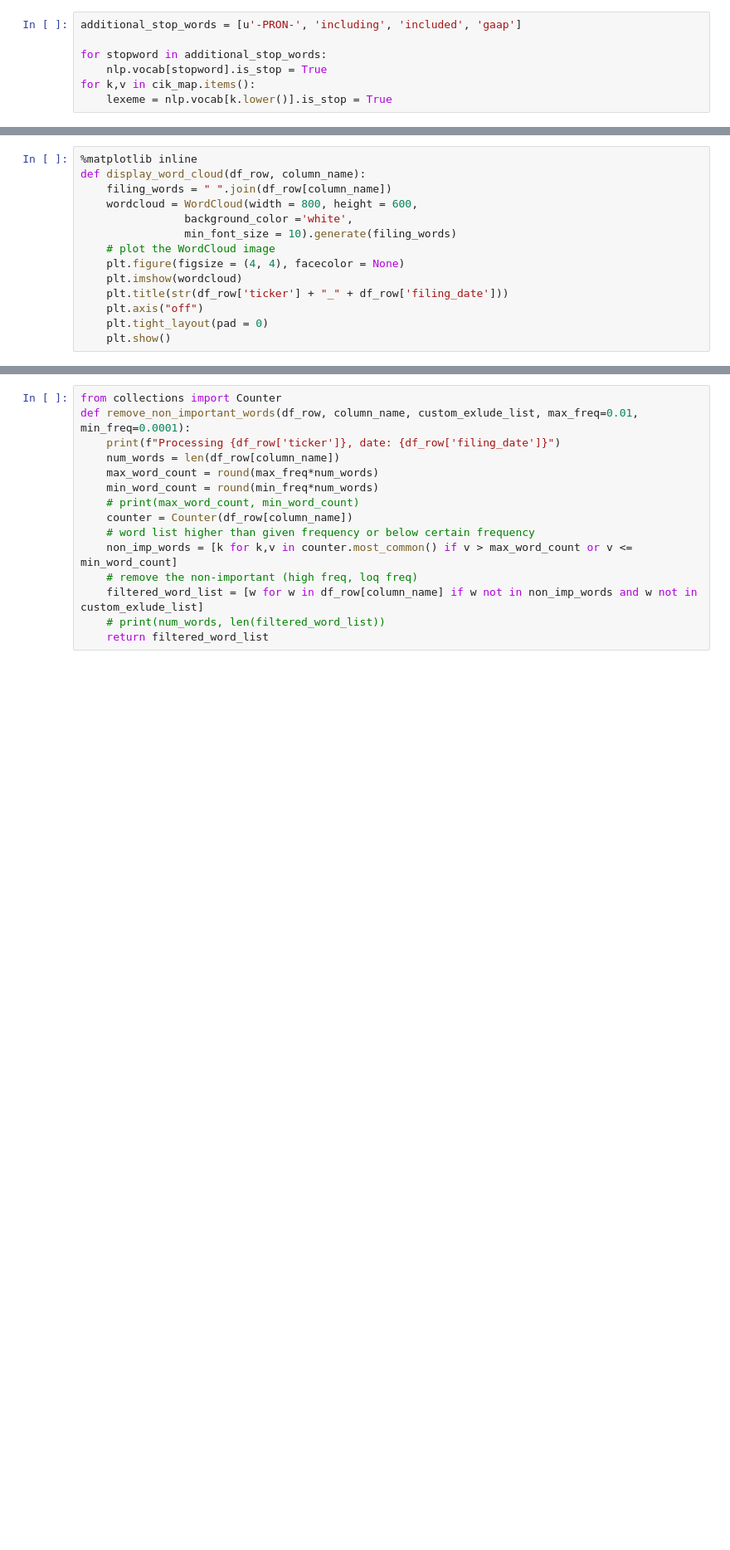
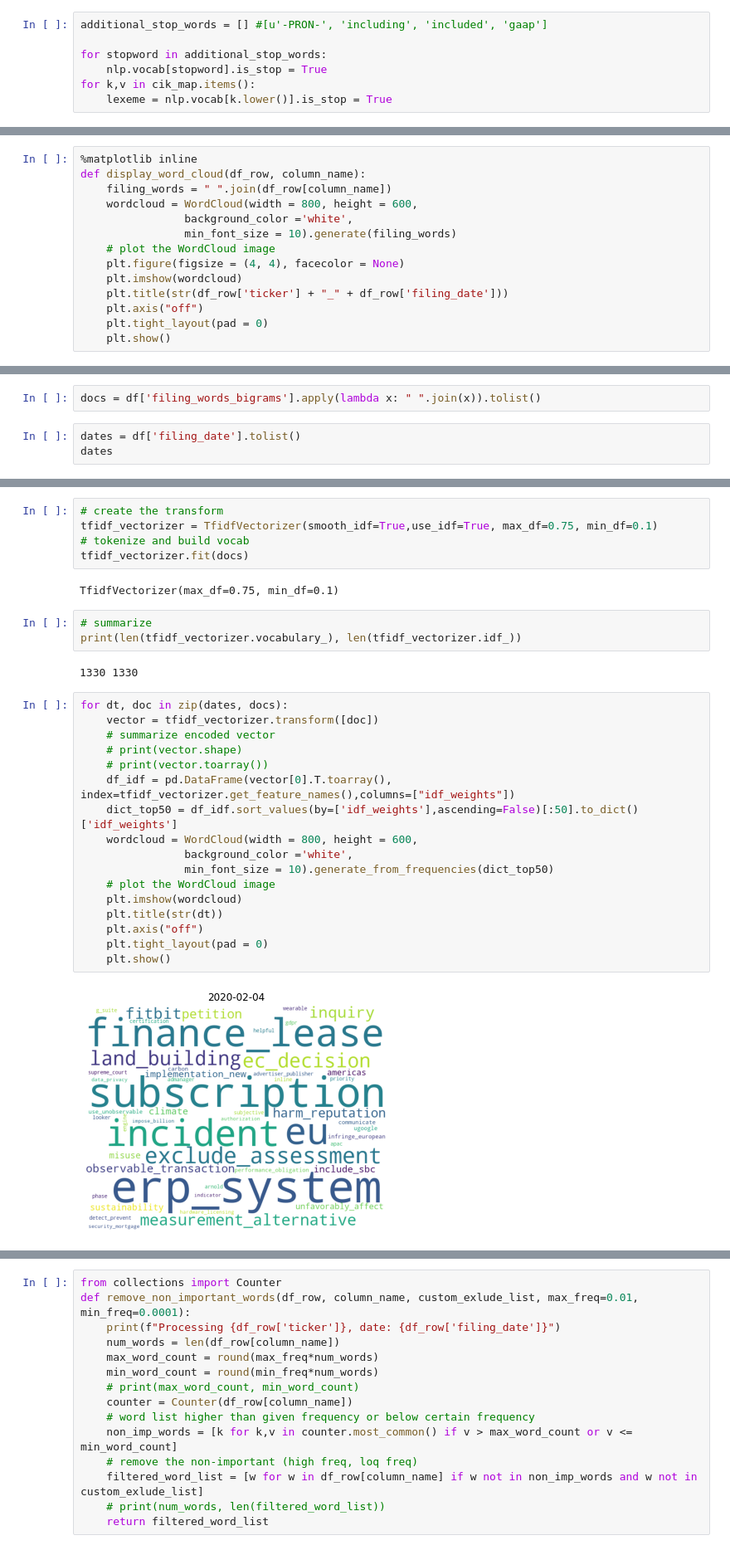
Before and after one commit to alsm6169/nlp_on_10k, a Jupyter notebook: NLP_on_10K.ipynb, the cells around one changed output, grey strips where cells are left out. Shown: that part at 83% size. Drawn from its saved outputs; the diff is of its cells as text; blank space fills up the shorter version.

```diff
--- a/NLP_on_10K.ipynb
+++ b/NLP_on_10K.ipynb
@@ -84,7 +84,7 @@ print(cik_map['MSFT'])
 # %%
 nlp = spacy.load(spacy_model)
 # %%
-additional_stop_words = [u'-PRON-', 'including', 'included', 'gaap']
+additional_stop_words = [] #[u'-PRON-', 'including', 'included', 'gaap']
 
 for stopword in additional_stop_words:
     nlp.vocab[stopword].is_stop = True
@@ -339,0 +298,5 @@ dtype: object
+# %%
+docs = df['filing_words_bigrams'].apply(lambda x: " ".join(x)).tolist()
+# %%
+dates = df['filing_date'].tolist()
+dates
@@ -339,0 +307,31 @@ dtype: object
+# %%
+# create the transform
+tfidf_vectorizer = TfidfVectorizer(smooth_idf=True,use_idf=True, max_df=0.75, min_df=0.1)
+# tokenize and build vocab
+tfidf_vectorizer.fit(docs)
+# %% [output]
+TfidfVectorizer(max_df=0.75, min_df=0.1)
+# %%
+# summarize
+print(len(tfidf_vectorizer.vocabulary_), len(tfidf_vectorizer.idf_))
+# %% [output]
+1330 1330
+# %%
+for dt, doc in zip(dates, docs):
+    vector = tfidf_vectorizer.transform([doc])
+    # summarize encoded vector
+    # print(vector.shape)
+    # print(vector.toarray())
+    df_idf = pd.DataFrame(vector[0].T.toarray(), index=tfidf_vectorizer.get_feature_names(),columns=["idf_weights"])
+    dict_top50 = df_idf.sort_values(by=['idf_weights'],ascending=False)[:50].to_dict()['idf_weights']
+    wordcloud = WordCloud(width = 800, height = 600,
+                background_color ='white',
+                min_font_size = 10).generate_from_frequencies(dict_top50)
+    # plot the WordCloud image
+    plt.imshow(wordcloud)
+    plt.title(str(dt))
+    plt.axis("off")
+    plt.tight_layout(pad = 0)
+    plt.show()
+# %% [output]
+[figure, added]
```
Also changed, not shown: parts of 37 cells of this notebook.
